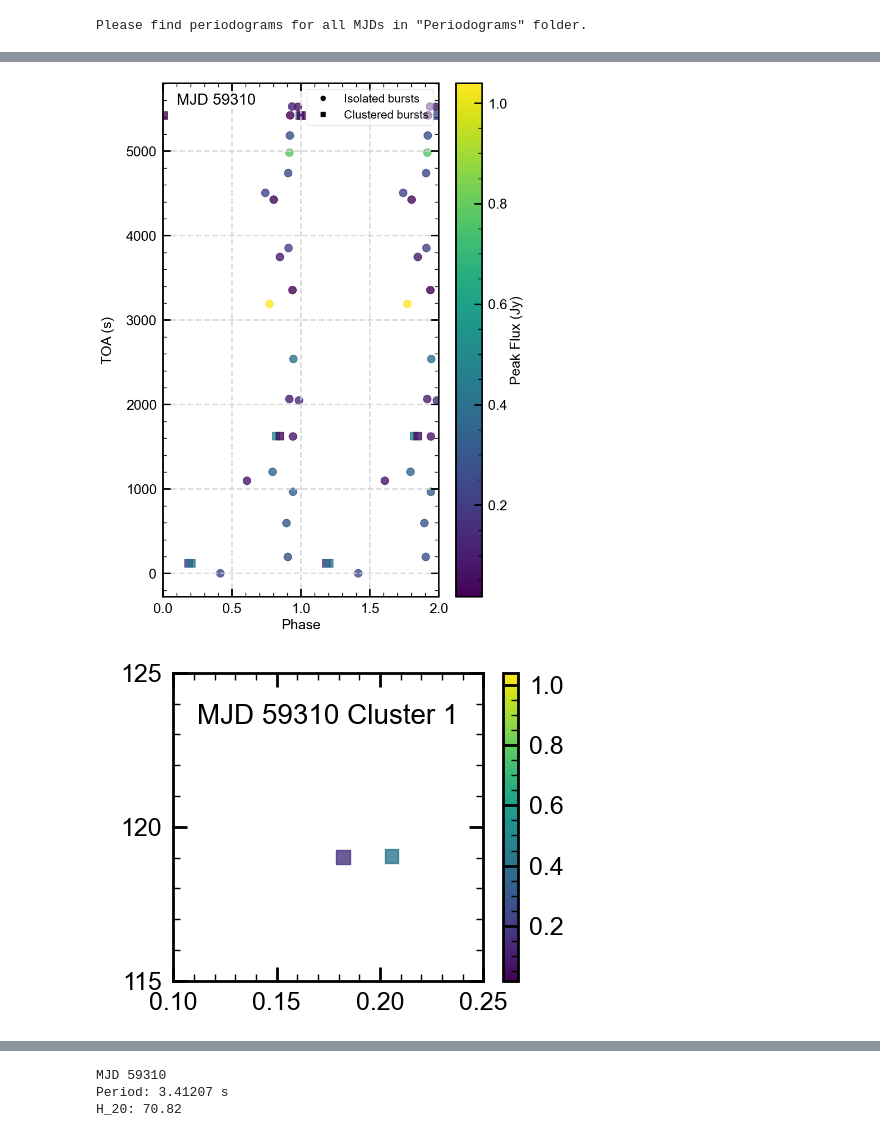
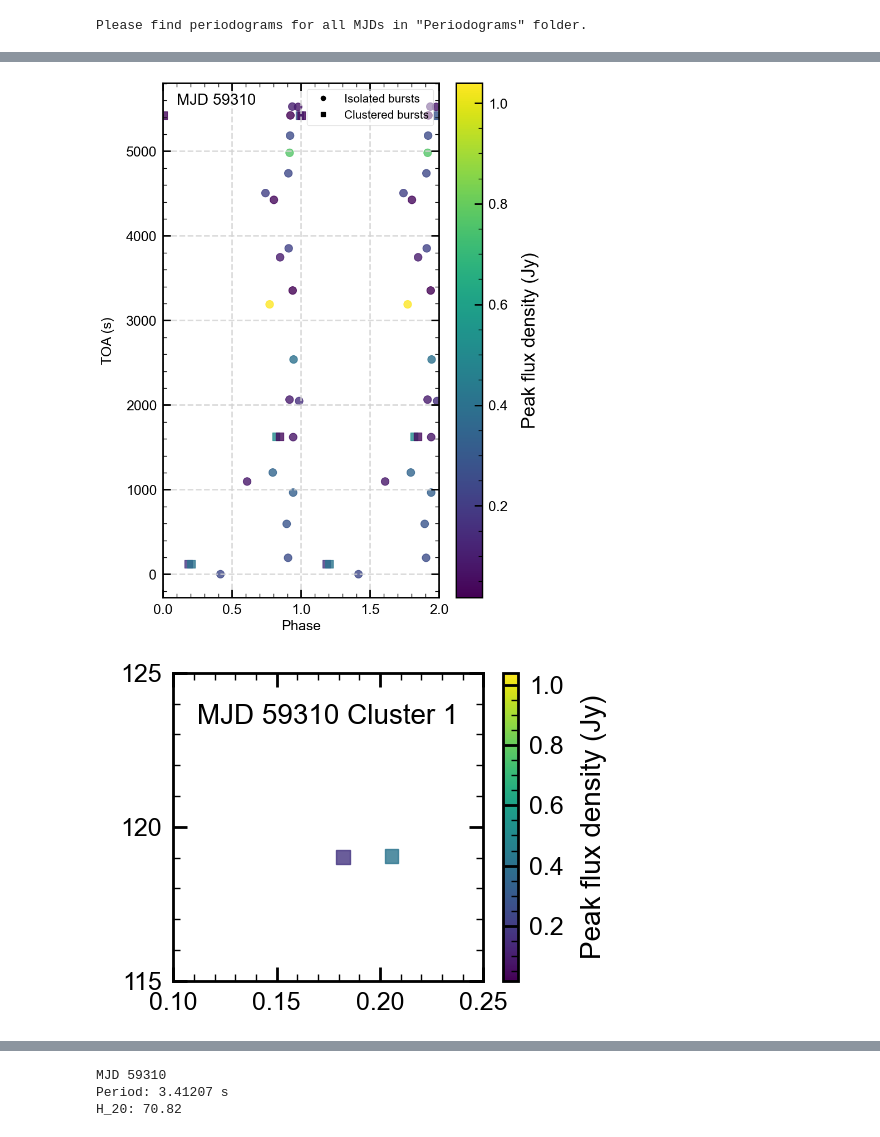
Before and after one commit to C-v-ke/searchforFRBperiodindepth, a Jupyter notebook: Plotting_Supplementary_Figures.ipynb, the cells around one changed output, grey strips where cells are left out. Cells and saved outputs as stored; diff of their text form; code cells hidden in the pictures.

```diff
--- a/Plotting_Supplementary_Figures.ipynb
+++ b/Plotting_Supplementary_Figures.ipynb
@@ -1203,5 +511,5 @@ plt.tight_layout()
 # %%
-# Plot Supplementary Figure 6
+# Plot Supplementary Figure 5
 
 def burstverify_anyday(bi,nummin,dnum,sep) :
     bi_ss=Xselectdata2(bi[1],nummin=nummin,dnum=dnum,sep=sep)
@@ -1253,7 +561,7 @@ plt.ylabel('TOA (s)',labelpad=15)
 plt.xlabel('Phase')
 plt.xlim(0, 2)
 cbar = plt.colorbar(plt.cm.ScalarMappable(norm=normz, cmap=cmap), ax=ax)
-cbar.set_label('Peak Flux (Jy)')
+cbar.set_label('Peak flux density (Jy)', fontsize=24, labelpad=18)
 legend_marker_x = mlines.Line2D([], [], color='black', marker='o', linestyle='None',
                                 markersize=6, label='Isolated bursts')
 legend_marker_y = mlines.Line2D([], [], color='black', marker='s', linestyle='None',
@@ -1270,6 +578,7 @@ fig, ax = plt.subplots(1, 1, figsize=(5, 4))
 ax.scatter(folded_phases_lll, b_lll['t_s']-b_sss['t_s'][0],
            marker='s', color=colors_l, s=100, alpha=0.8)
 cbar = plt.colorbar(plt.cm.ScalarMappable(norm=normz, cmap=cmap), ax=ax)
+cbar.set_label('Peak flux density (Jy)', fontsize=20, labelpad=12)
 plt.text(0.92,0.9,'MJD 59310 Cluster 1',transform=ax.transAxes, fontsize=20,
           verticalalignment='top', horizontalalignment='right')
 plt.xlim(0.1, 0.25)
@@ -1284,6 +593,7 @@ fig, ax = plt.subplots(1, 1, figsize=(5, 4))
 ax.scatter(folded_phases_lll, b_lll['t_s']-b_sss['t_s'][0],
            marker='s', color=colors_l, s=100, alpha=0.8)
 cbar = plt.colorbar(plt.cm.ScalarMappable(norm=normz, cmap=cmap), ax=ax)
+cbar.set_label('Peak flux density (Jy)', fontsize=20, labelpad=12)
 plt.text(0.92,0.9,'MJD 59310 Cluster 2',transform=ax.transAxes, fontsize=20,
           verticalalignment='top', horizontalalignment='right')
 plt.xlim(0.75, 0.9)
@@ -1299,6 +609,7 @@ ax.scatter(folded_phases_lll, b_lll['t_s']-b_sss['t_s'][0],
 ax.scatter(folded_phases_lll+1, b_lll['t_s']-b_sss['t_s'][0],
            marker='s', color=colors_l, s=100, alpha=0.8)
 cbar = plt.colorbar(plt.cm.ScalarMappable(norm=normz, cmap=cmap), ax=ax)
+cbar.set_label('Peak flux density (Jy)', fontsize=20, labelpad=12)
 plt.text(0.92,0.9,'MJD 59310 Cluster 3',transform=ax.transAxes, fontsize=20,
           verticalalignment='top', horizontalalignment='right')
 plt.xlim(0.9, 1.05)
@@ -1341,7 +652,7 @@ plt.ylabel('TOA (s)')
 plt.xlabel('Phase')
 plt.xlim(0, 2)
 cbar = plt.colorbar(plt.cm.ScalarMappable(norm=normz, cmap=cmap), ax=ax)
-cbar.set_label('Peak Flux (Jy)')
+cbar.set_label('Peak flux density (Jy)', fontsize=24, labelpad=18)
 legend_marker_x = mlines.Line2D([], [], color='black', marker='o', linestyle='None',
                                 markersize=6, label='Isolated bursts')
 legend_marker_y = mlines.Line2D([], [], color='black', marker='s', linestyle='None',
@@ -1349,32 +660,36 @@ legend_marker_y = mlines.Line2D([], [], color='black', marker='s', linestyle='No
 
 plt.text(0.05,0.98,'MJD 59347',transform=ax.transAxes, fontsize=20,
           verticalalignment='top', horizontalalignment='left')
 plt.legend(loc='upper right', handles=[legend_marker_x, legend_marker_y],
            fancybox=1, shadow=0, ncol=1,fontsize=15,framealpha=0.5)
 
+
 fig, ax = plt.subplots(1, 1, figsize=(5, 4))
 ax.scatter(folded_phases_lll, b_lll['t_s']-b_sss['t_s'][0],
            marker='s', color=colors_l, s=100, alpha=0.8)
 cbar = plt.colorbar(plt.cm.ScalarMappable(norm=normz, cmap=cmap), ax=ax)
+cbar.set_label('Peak flux density (Jy)', fontsize=20, labelpad=12)
 plt.text(0.92,0.9,'MJD 59347 Cluster 1',transform=ax.transAxes, fontsize=20,
           verticalalignment='top', horizontalalignment='right')
 plt.xlim(0.75, 0.9)
 ax.yaxis.set_major_locator(MultipleLocator(5))
 ax.yaxis.get_major_formatter().set_useOffset(False)
 plt.ylim(1030, 1040)
 plt.grid()
 
+
 fig, ax = plt.subplots(1, 1, figsize=(5, 4))
 ax.scatter(folded_phases_lll, b_lll['t_s']-b_sss['t_s'][0],
            marker='s', color=colors_l, s=100, alpha=0.8)
 cbar = plt.colorbar(plt.cm.ScalarMappable(norm=normz, cmap=cmap), ax=ax)
+cbar.set_label('Peak flux density (Jy)', fontsize=20, labelpad=12)
 plt.text(0.92,0.9,'MJD 59347 Cluster 2',transform=ax.transAxes, fontsize=20,
           verticalalignment='top', horizontalalignment='right')
 plt.xlim(0.75, 0.9)
 ax.yaxis.set_major_locator(MultipleLocator(5))
 ax.yaxis.get_major_formatter().set_useOffset(False)
 plt.ylim(5335, 5345)
 plt.grid()
 # %% [output]
-[figure, old version]
+[figure, new version]
-[figure, old version]
+[figure, new version]
```
Also changed, not shown: parts of 12 cells of this notebook, 1 other file.
